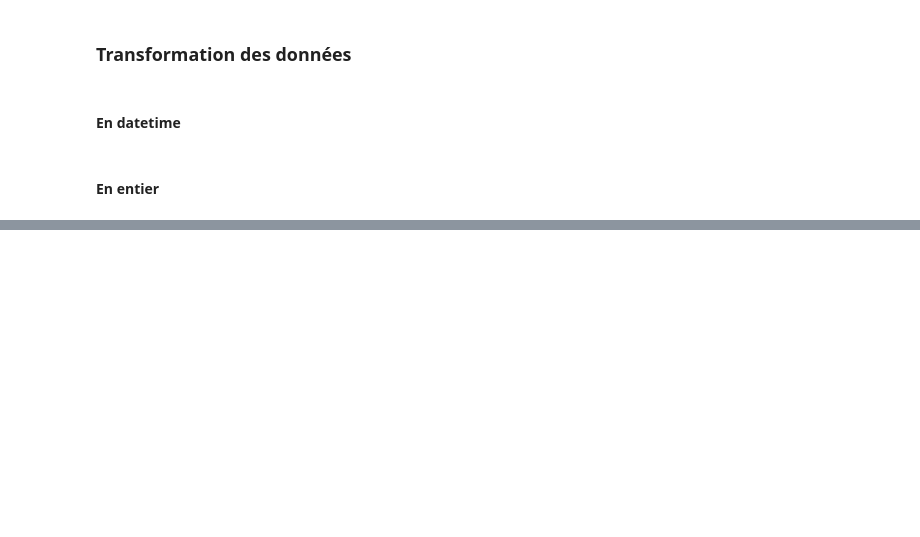
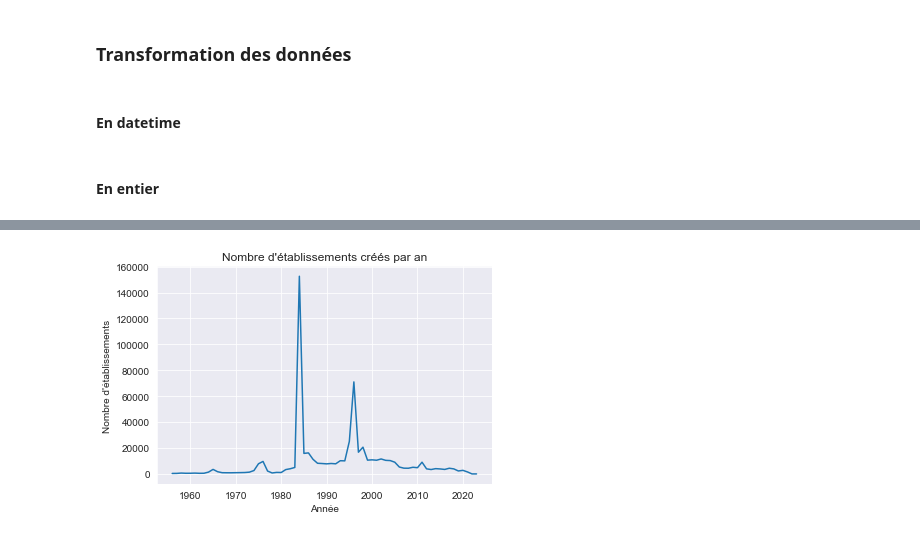
Before and after one commit to JonathanLouamba/Projet_GGVie, a Jupyter notebook: Detection_Etablissement_GGVIE.ipynb, the cells around one changed output, grey strips where cells are left out. Saved outputs shown, nothing was run; the diff lists cells and outputs as text; code cells hidden in the pictures; blank space fills up the shorter version.

```diff
--- a/Detection_Etablissement_GGVIE.ipynb
+++ b/Detection_Etablissement_GGVIE.ipynb
@@ -386,0 +216,14 @@ df.head(100)
+# %%
+df1 = df.set_index('dateCreationEtablissement')
+
+# Agréger les données par année
+df_an = df1.resample('A').count()
+
+# Tracer un graphique montrant l'évolution du nombre d'établissements par année
+plt.plot(df_an.index, df_an['siret'])
+plt.xlabel('Année')
+plt.ylabel('Nombre d\'établissements')
+plt.title('Nombre d\'établissements créés par an')
+plt.show()
+# %% [output]
+[figure, added]
```
Also changed, not shown: parts of 42 cells of this notebook, 1 other file.
